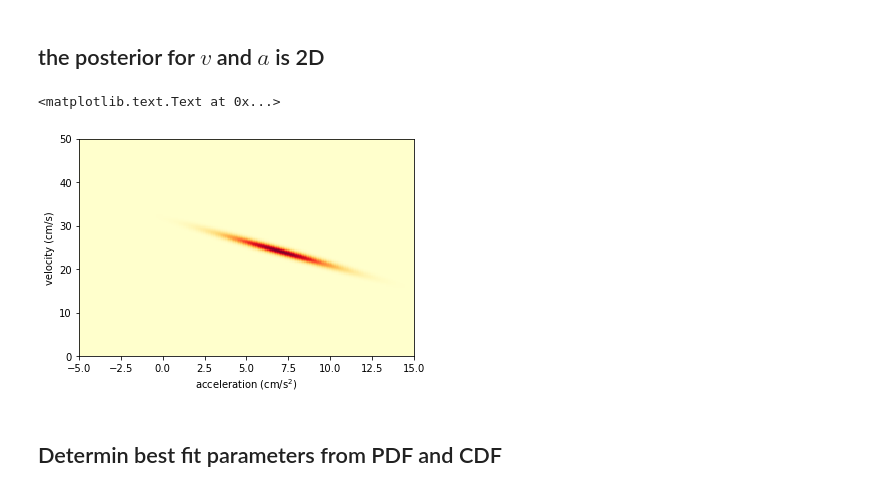
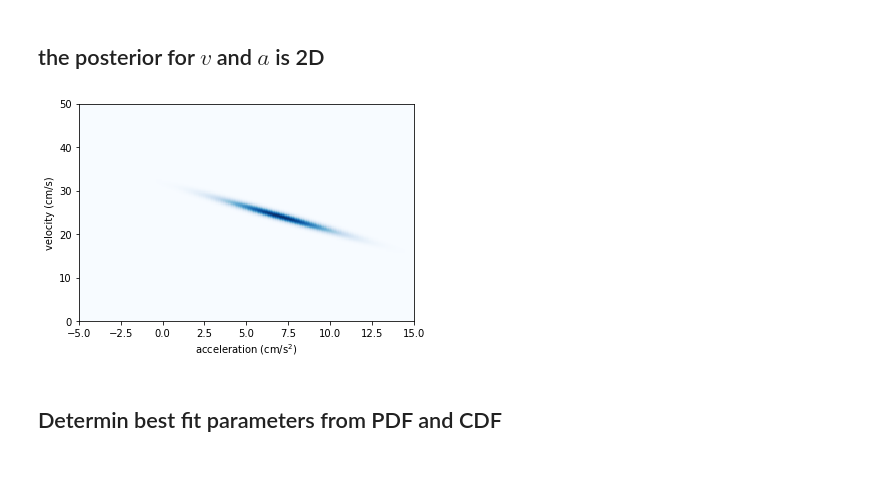
Before and after one commit to Hazboun6/bayes_talk, a Jupyter notebook: fitting_curve.ipynb, the cells around one changed output. Drawn from its saved outputs; the diff is of its cells as text; code cells hidden in the pictures.

```diff
--- a/fitting_curve.ipynb
+++ b/fitting_curve.ipynb
@@ -208,12 +205,11 @@ Oquad = 33;  prob = 0.9707
 # %% [markdown]
 ## the posterior for $v$ and $a$ is 2D
 # %%
-plt.pcolormesh(As, vs, prob_pts, cmap='YlOrRd')
+plt.pcolormesh(As, vs, prob_pts, cmap='Blues')
 plt.xlabel("acceleration (cm/s$^2$)")
-plt.ylabel("velocity (cm/s)")
+plt.ylabel("velocity (cm/s)");
 # %% [output]
-<matplotlib.text.Text at 0x...>
-[figure, old version]
+[figure, new version]
 # %% [markdown]
 ## Determin best fit parameters from PDF and CDF
 # %%
```
Also changed, not shown: parts of 11 cells of this notebook.
